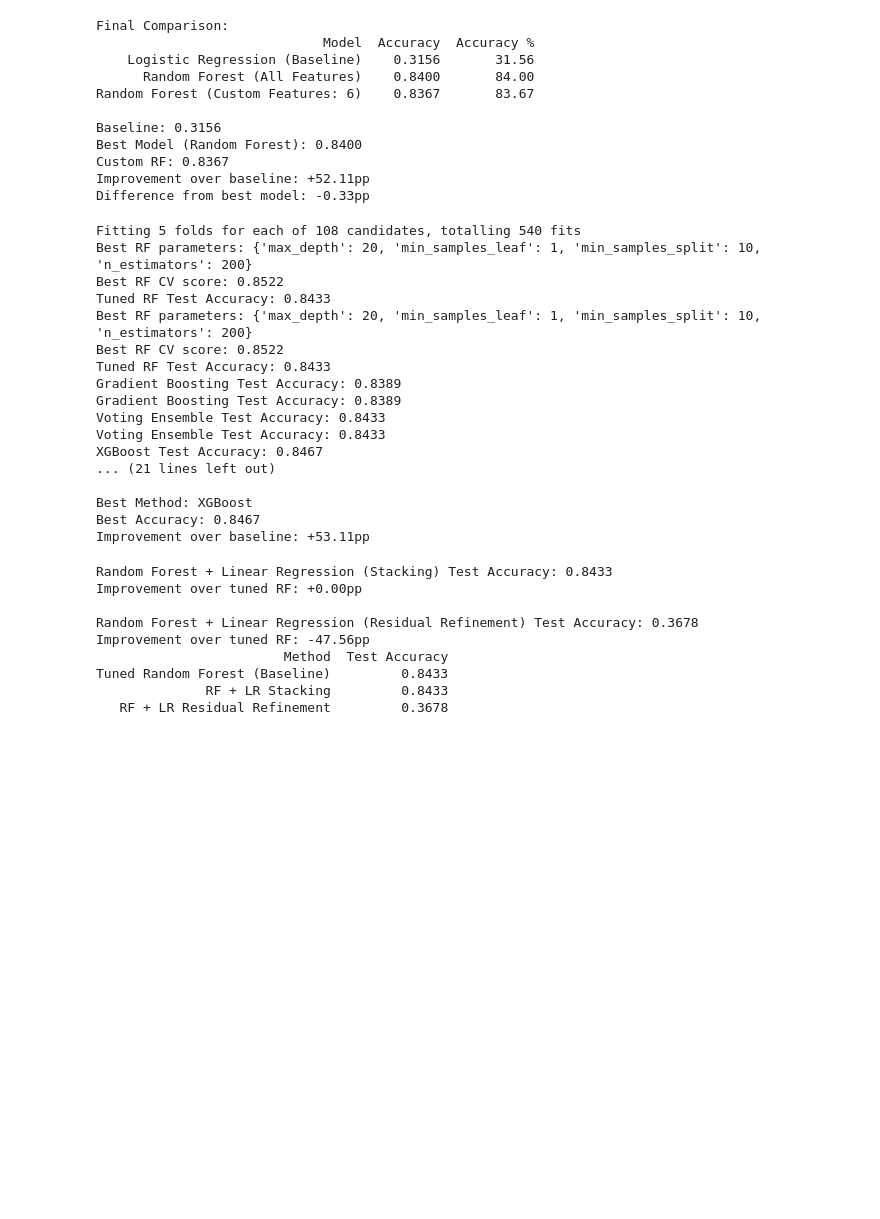
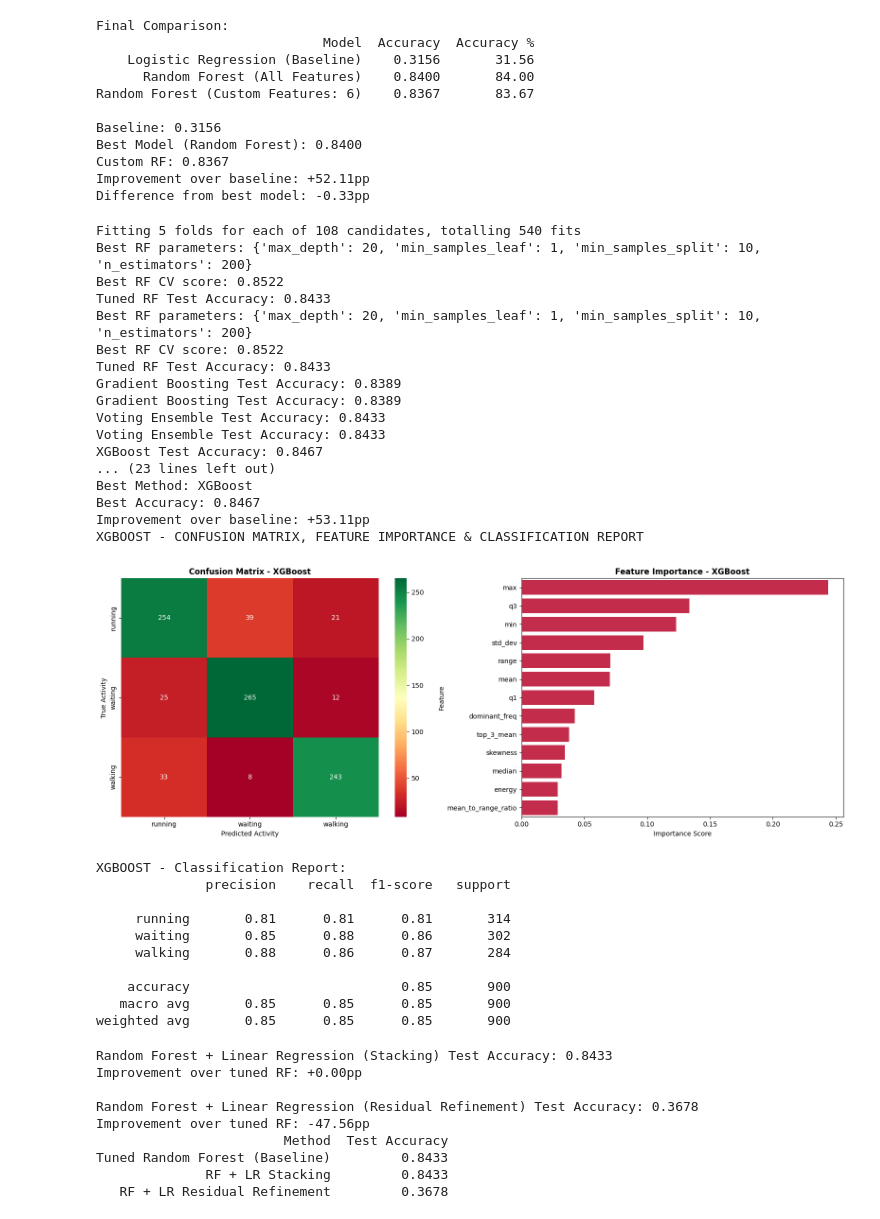
Before and after one commit to SShar195/CSE572GroupProject, a Jupyter notebook: group-project-checkpoint2.ipynb, the cells around one changed output. Cells and saved outputs as stored; diff of their text form; code cells hidden in the pictures; blank space fills up the shorter version.

```diff
--- a/group-project-checkpoint2.ipynb
+++ b/group-project-checkpoint2.ipynb
@@ -635,35 +635,71 @@ optimization_results = pd.DataFrame({
         round(rf_tuned_accuracy, 4),
         round(gb_accuracy, 4),
         round(voting_accuracy, 4),
         round(xgb_accuracy, 4) if xgb_accuracy else 0
     ]
 }).sort_values(by='Test Accuracy', ascending=False)
 
 print("Optimization Results:")
 print(optimization_results.to_string(index=False))
 
 best_optimization = optimization_results.iloc[0]
 print(f"\nBest Method: {best_optimization['Method']}")
 print(f"Best Accuracy: {best_optimization['Test Accuracy']:.4f}")
 print(f"Improvement over baseline: {(best_optimization['Test Accuracy'] - lr_accuracy)*100:+.2f}pp")
+
+print("XGBOOST - CONFUSION MATRIX, FEATURE IMPORTANCE & CLASSIFICATION REPORT")
+
+xgb_pred = xgb_model.predict(X_test)
+xgb_cm = confusion_matrix(y_test_encoded, xgb_pred)
+
+fig, axes = plt.subplots(1, 2, figsize=(16, 6))
+
+sns.heatmap(xgb_cm, annot=True, fmt='d', cmap='RdYlGn',
+            xticklabels=le.classes_, yticklabels=le.classes_, ax=axes[0])
+axes[0].set_title('Confusion Matrix - XGBoost', fontsize=12, fontweight='bold')
+axes[0].set_xlabel('Predicted Activity')
+axes[0].set_ylabel('True Activity')
+
+xgb_importances = pd.Series(xgb_model.feature_importances_, index=X_train.columns).sort_values(ascending=False)
+sns.barplot(x=xgb_importances.values, y=xgb_importances.index, color='crimson', ax=axes[1])
+axes[1].set_title('Feature Importance - XGBoost', fontsize=12, fontweight='bold')
+axes[1].set_xlabel('Importance Score')
+axes[1].set_ylabel('Feature')
+
+plt.tight_layout()
+plt.show()
+
+print("\nXGBOOST - Classification Report:")
+print(classification_report(y_test_encoded, xgb_pred, target_names=le.classes_))
 # %% [output]
 Fitting 5 folds for each of 108 candidates, totalling 540 fits
 Best RF parameters: {'max_depth': 20, 'min_samples_leaf': 1, 'min_samples_split': 10, 'n_estimators': 200}
 Best RF CV score: 0.8522
 Tuned RF Test Accuracy: 0.8433
 Best RF parameters: {'max_depth': 20, 'min_samples_leaf': 1, 'min_samples_split': 10, 'n_estimators': 200}
 Best RF CV score: 0.8522
 Tuned RF Test Accuracy: 0.8433
 Gradient Boosting Test Accuracy: 0.8389
 Gradient Boosting Test Accuracy: 0.8389
 Voting Ensemble Test Accuracy: 0.8433
 Voting Ensemble Test Accuracy: 0.8433
 XGBoost Test Accuracy: 0.8467
-... (21 lines left out)
-
+... (23 lines left out)
 Best Method: XGBoost
 Best Accuracy: 0.8467
 Improvement over baseline: +53.11pp
+XGBOOST - CONFUSION MATRIX, FEATURE IMPORTANCE & CLASSIFICATION REPORT
+[figure, added]
+XGBOOST - Classification Report:
+              precision    recall  f1-score   support
+
+     running       0.81      0.81      0.81       314
+     waiting       0.85      0.88      0.86       302
+     walking       0.88      0.86      0.87       284
+
+    accuracy                           0.85       900
+   macro avg       0.85      0.85      0.85       900
+weighted avg       0.85      0.85      0.85       900
 # %%
 from sklearn.ensemble import StackingClassifier
 from sklearn.linear_model import LogisticRegression as LogReg_Meta
```
Also changed, not shown: parts of 1 cell of this notebook, 10 other files.
